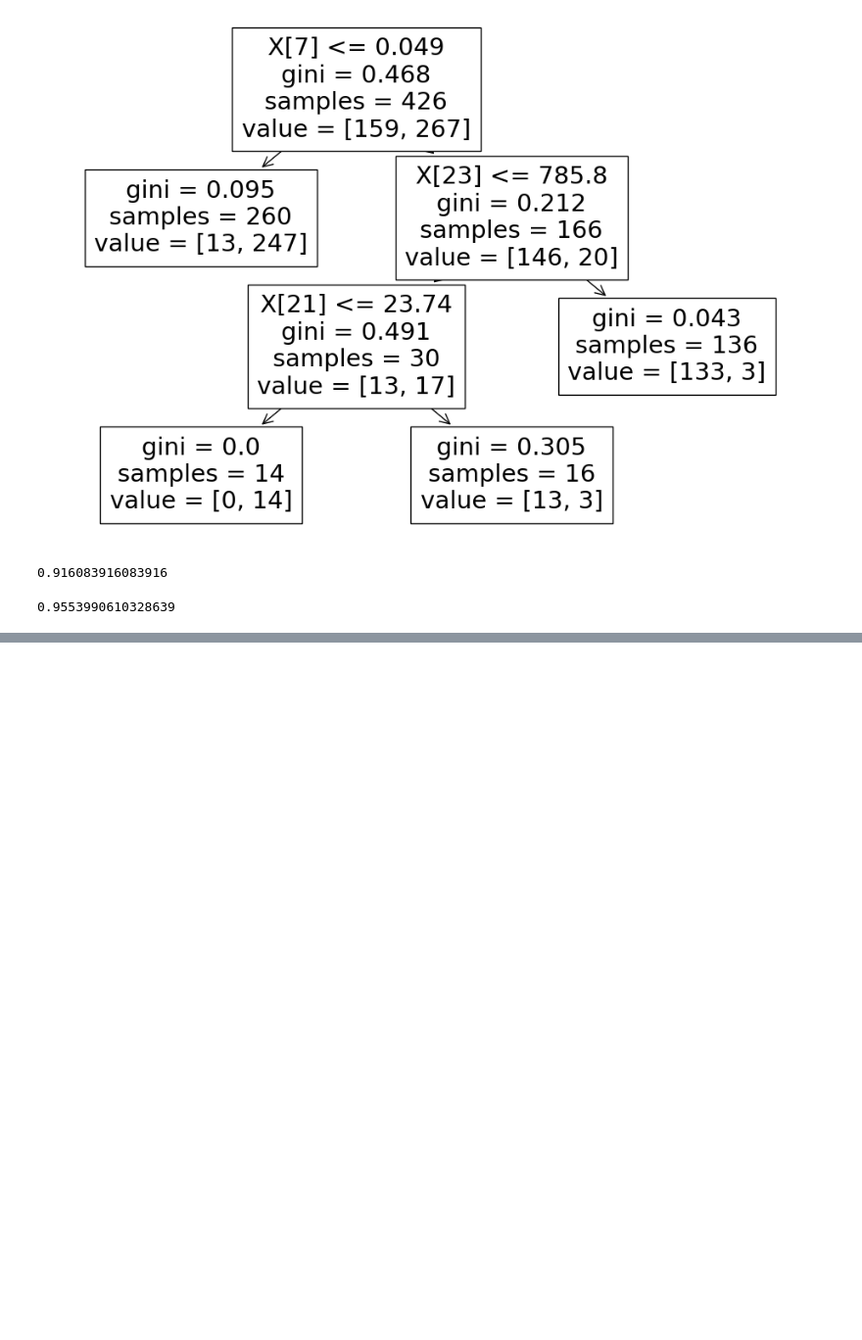
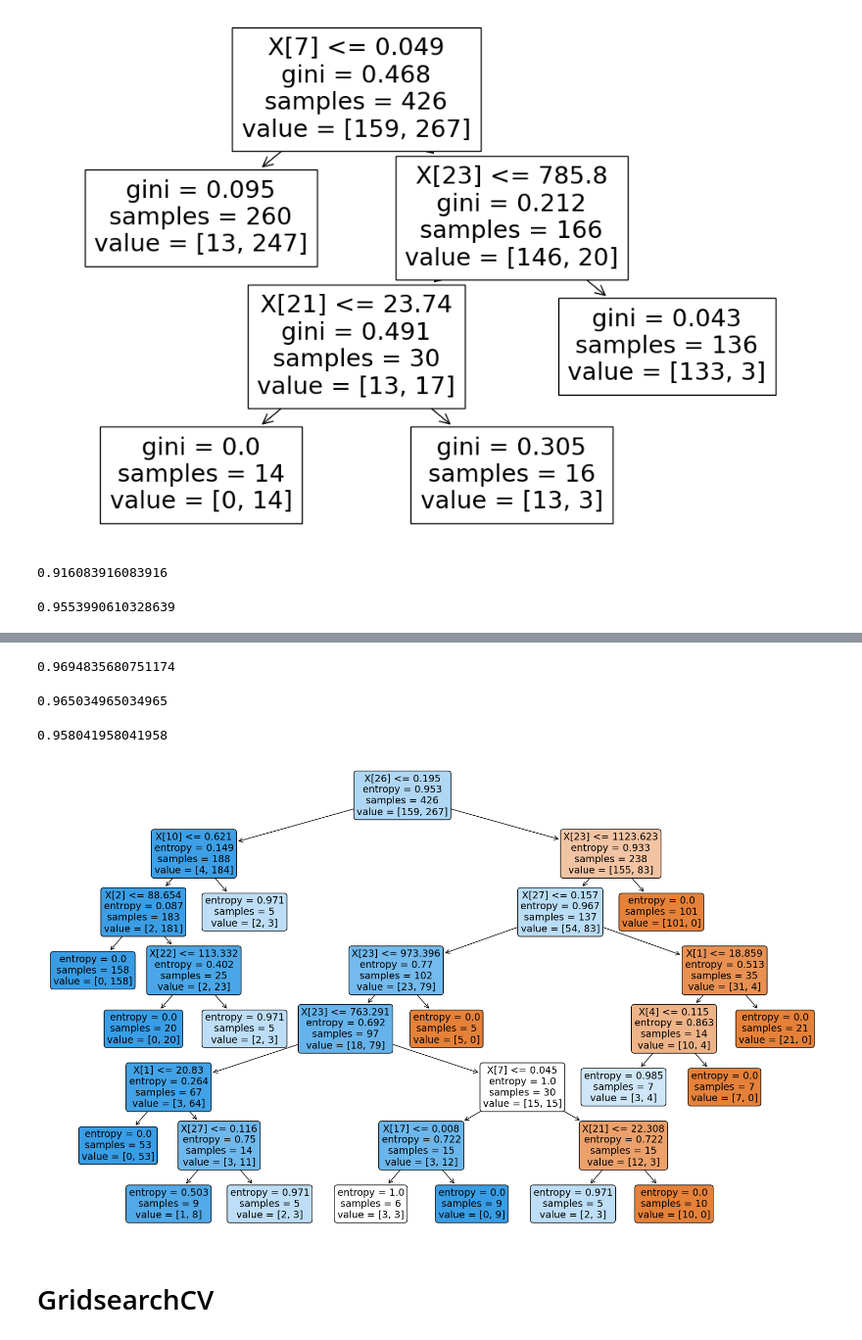
Before and after one commit to Adigit/machine_learning, a Jupyter notebook: 25_march_decision_tree.ipynb, the cells around one changed output, grey strips where cells are left out. Shown: that part at 98% size. Drawn from its saved outputs; the diff is of its cells as text; code cells hidden in the pictures; blank space fills up the shorter version.

Commit message:
Hypertuning, GridSearchCV and RandomSearchCV

```diff
--- a/25_march_decision_tree.ipynb
+++ b/25_march_decision_tree.ipynb
@@ -148,0 +176,10 @@ accuracy_score(y_train, clf_final.predict(X_train))
+# %%
+random_cv = RandomizedSearchCV(dt1,param_grid,n_iter=100, cv=3,  n_jobs=-1)
+# %%
+%%time
+
+#random_cv.fit(x,y)
+random_cv.fit(X_train,y_train)
+
+print("Best params:\n")
+print(random_cv.best_params_)
@@ -148,0 +196,8 @@ accuracy_score(y_train, clf_final.predict(X_train))
+# %%
+random_cv.score(X_train, y_train)
+# %% [output]
+0.9694835680751174
+# %%
+random_cv.score(X_test, y_test)
+# %% [output]
+0.965034965034965
@@ -148,0 +206,16 @@ accuracy_score(y_train, clf_final.predict(X_train))
+# %%
+dt1_final = DecisionTreeClassifier(random_state=0, criterion='entropy', max_depth=8, min_samples_leaf=5,min_samples_split=5,splitter='random')
+# %%
+dt1_final.fit(X_train, y_train)
+y_pred = dt1_final.predict(X_test)
+accuracy_score(y_test, y_pred)
+# %% [output]
+0.958041958041958
+# %%
+plt.figure(figsize=(20,12))
+tree.plot_tree(dt1_final, rounded=True, filled=True)
+plt.show()
+# %% [output]
+[figure, added]
+# %% [markdown]
+# GridsearchCV
```
Also changed, not shown: parts of 19 cells of this notebook.
